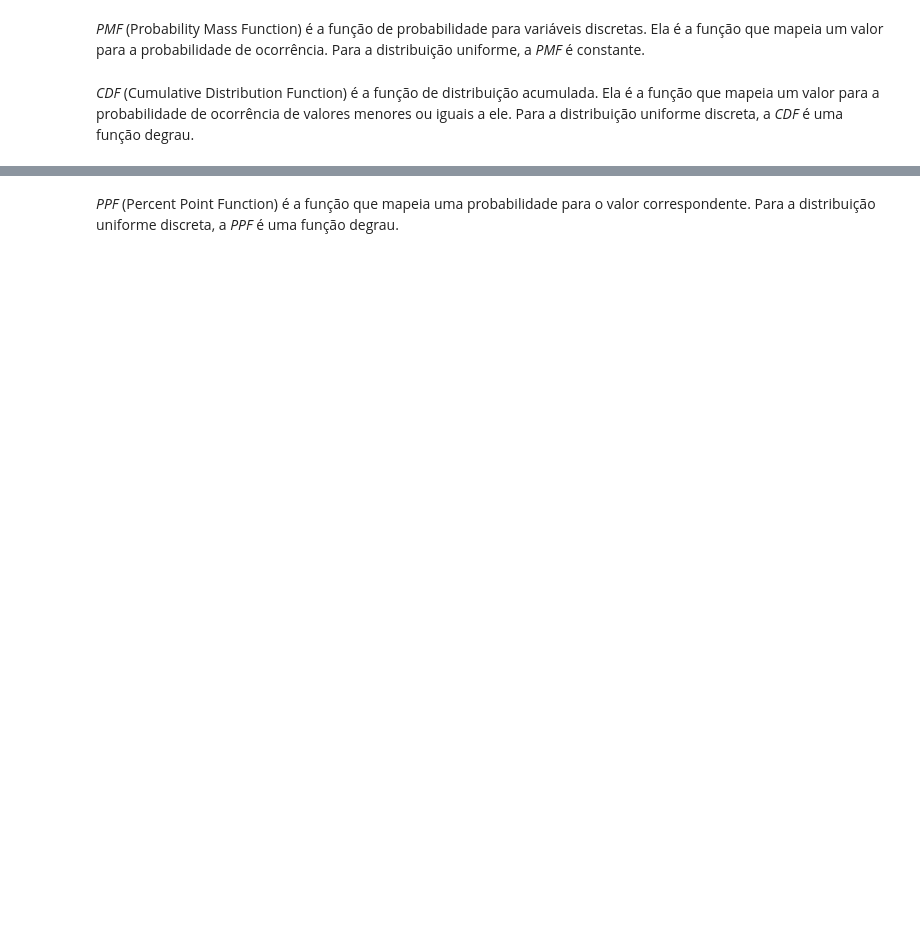
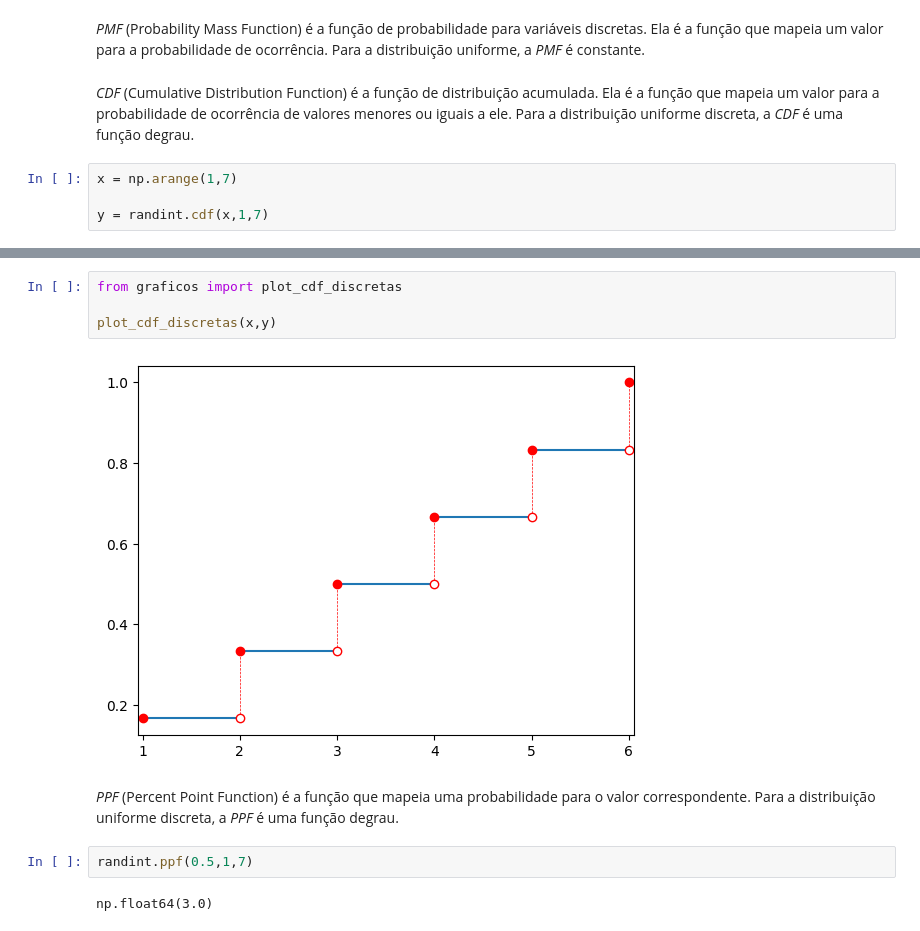
Before and after one commit to kiwsley/ciencia_de_dados, a Jupyter notebook: estatisticas/distribuicoes_variaveis_discretas_uniforme_inicio.ipynb, the cells around one changed output, grey strips where cells are left out. Cells and saved outputs as stored; diff of their text form; blank space fills up the shorter version.

```diff
--- a/estatisticas/distribuicoes_variaveis_discretas_uniforme_inicio.ipynb
+++ b/estatisticas/distribuicoes_variaveis_discretas_uniforme_inicio.ipynb
@@ -18,3 +72,7 @@ https://docs.scipy.org/doc/scipy/reference/generated/scipy.stats.randint.html
 *PMF* (Probability Mass Function) é a função de probabilidade para variáveis discretas. Ela é a função que mapeia um valor para a probabilidade de ocorrência. Para a distribuição uniforme, a *PMF* é constante.
 # %% [markdown]
 *CDF* (Cumulative Distribution Function) é a função de distribuição acumulada. Ela é a função que mapeia um valor para a probabilidade de ocorrência de valores menores ou iguais a ele. Para a distribuição uniforme discreta, a *CDF* é uma função degrau.
+# %%
+x = np.arange(1,7)
+
+y = randint.cdf(x,1,7)
@@ -21,2 +88,12 @@ https://docs.scipy.org/doc/scipy/reference/generated/scipy.stats.randint.html
+# %%
+from graficos import plot_cdf_discretas
+
+plot_cdf_discretas(x,y)
+# %% [output]
+[figure, added]
 # %% [markdown]
 *PPF* (Percent Point Function) é a função que mapeia uma probabilidade para o valor correspondente. Para a distribuição uniforme discreta, a *PPF* é uma função degrau.
+# %%
+randint.ppf(0.5,1,7)
+# %% [output]
+np.float64(3.0)
```
Also changed, not shown: parts of 7 cells of this notebook, 2 other files.
